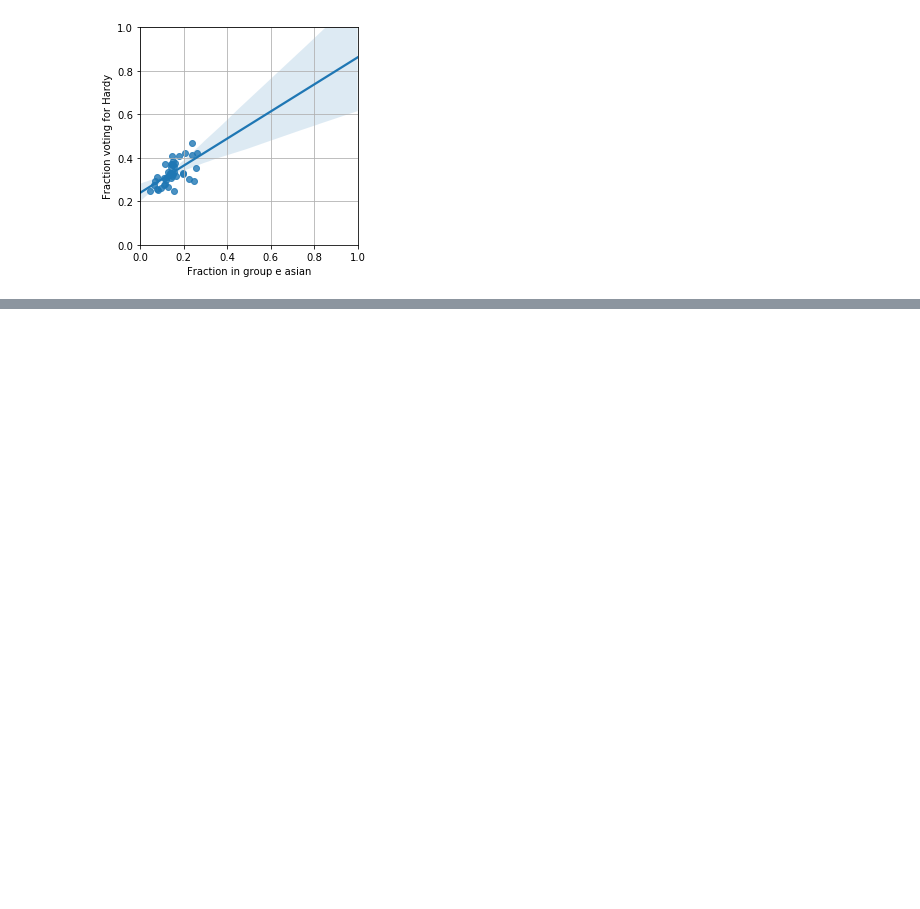
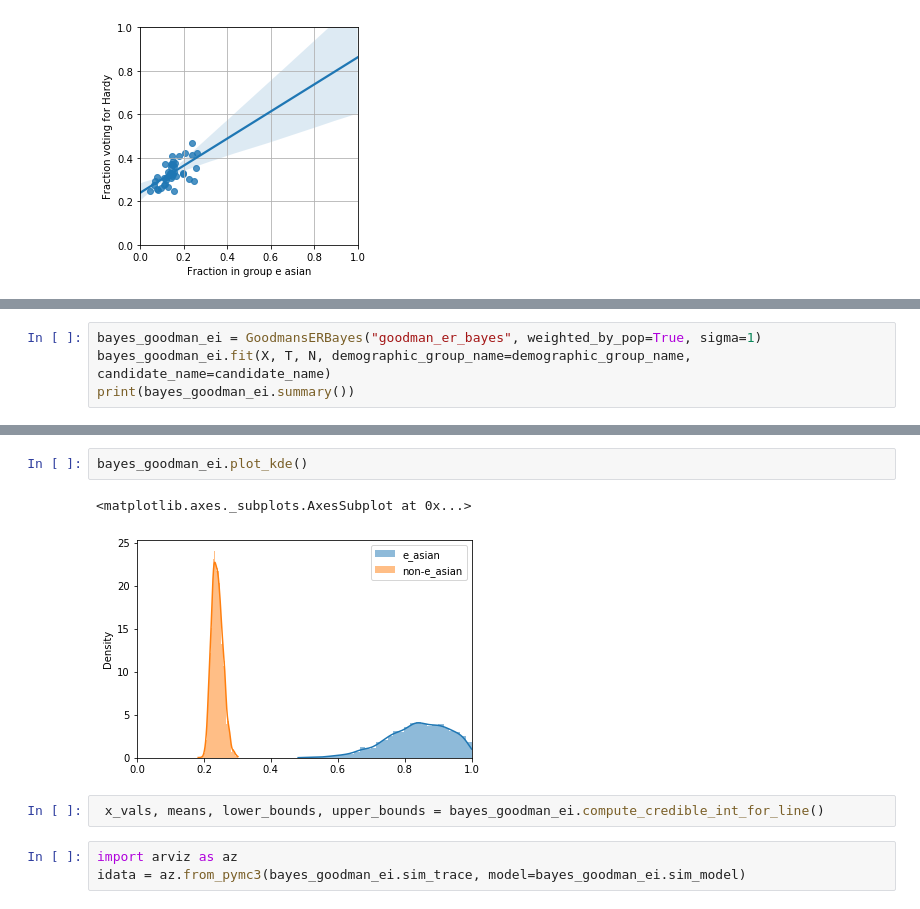
Before and after one commit to mggg/ecological-inference, a Jupyter notebook: pyei/examples/santa_clara_demo.ipynb, the cells around one changed output, grey strips where cells are left out. Saved outputs shown, nothing was run; the diff lists cells and outputs as text; blank space fills up the shorter version.

```diff
--- a/pyei/examples/santa_clara_demo.ipynb
+++ b/pyei/examples/santa_clara_demo.ipynb
@@ -330,0 +359,4 @@ goodmans_er.plot();
+# %%
+bayes_goodman_ei = GoodmansERBayes("goodman_er_bayes", weighted_by_pop=True, sigma=1)
+bayes_goodman_ei.fit(X, T, N, demographic_group_name=demographic_group_name, candidate_name=candidate_name)
+print(bayes_goodman_ei.summary())
@@ -330,0 +385,10 @@ goodmans_er.plot();
+# %%
+bayes_goodman_ei.plot_kde()
+# %% [output]
+<matplotlib.axes._subplots.AxesSubplot at 0x...>
+[figure, added]
+# %%
+ x_vals, means, lower_bounds, upper_bounds = bayes_goodman_ei.compute_credible_int_for_line()
+# %%
+import arviz as az
+idata = az.from_pymc3(bayes_goodman_ei.sim_trace, model=bayes_goodman_ei.sim_model)
```
Also changed, not shown: parts of 27 cells of this notebook, 1 other file.
